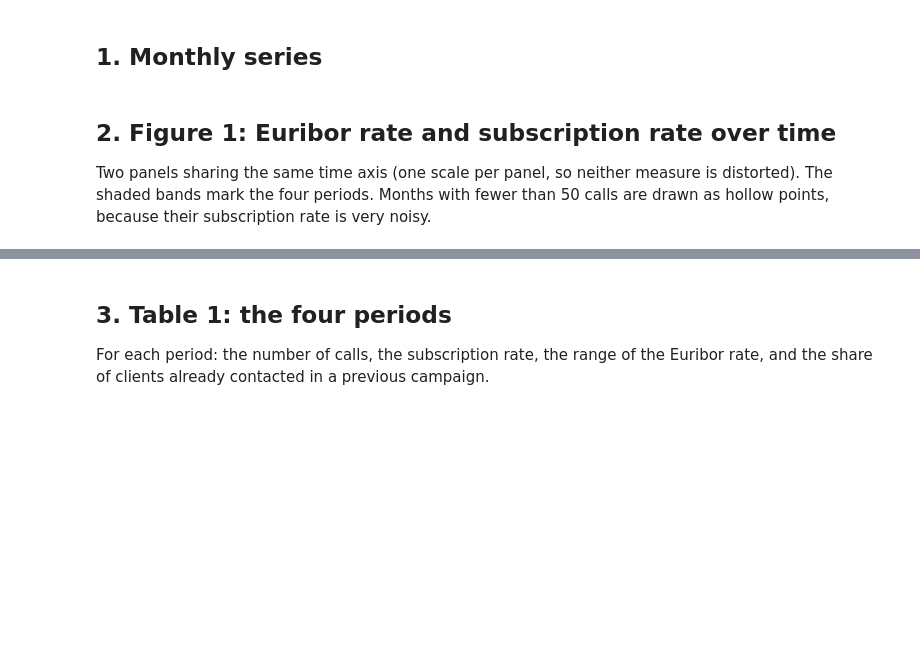
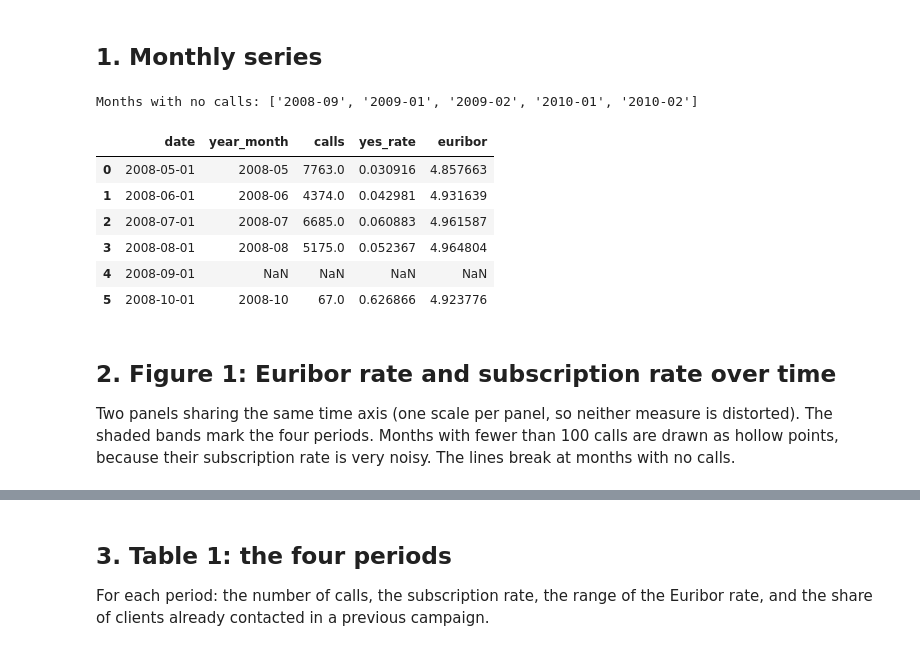
Before and after one commit to rinko789/bank-drift, a Jupyter notebook: notebooks/02_explore_time.ipynb, the cells around one changed output, grey strips where cells are left out. Drawn from its saved outputs; the diff is of its cells as text; code cells hidden in the pictures; blank space fills up the shorter version.

```diff
--- a/notebooks/02_explore_time.ipynb
+++ b/notebooks/02_explore_time.ipynb
@@ -24,15 +24,30 @@ RESULTS_DIR.mkdir(exist_ok=True)
 # %%
 monthly = (df.groupby("year_month")
              .agg(calls=("y", "size"),
                   yes_rate=("y", lambda s: (s == "yes").mean()),
                   euribor=("euribor3m", "mean"))
              .reset_index())
 monthly["date"] = pd.to_datetime(monthly["year_month"])
-monthly.head()
+
+# Add the months with no calls as empty rows, so the lines in Figure 1
+# break at those gaps instead of joining across them.
+all_months = pd.date_range(monthly["date"].min(), monthly["date"].max(), freq="MS")
+monthly = monthly.set_index("date").reindex(all_months).rename_axis("date").reset_index()
+print("Months with no calls:", [d.strftime("%Y-%m") for d in monthly.loc[monthly["calls"].isna(), "date"]])
+monthly.head(6)
+# %% [output]
+Months with no calls: ['2008-09', '2009-01', '2009-02', '2010-01', '2010-02']
+|  | date | year_month | calls | yes_rate | euribor |
+| 0 | 2008-05-01 | 2008-05 | 7763.0 | 0.030916 | 4.857663 |
+| 1 | 2008-06-01 | 2008-06 | 4374.0 | 0.042981 | 4.931639 |
+| 2 | 2008-07-01 | 2008-07 | 6685.0 | 0.060883 | 4.961587 |
+| 3 | 2008-08-01 | 2008-08 | 5175.0 | 0.052367 | 4.964804 |
+| 4 | 2008-09-01 | NaN | NaN | NaN | NaN |
+| 5 | 2008-10-01 | 2008-10 | 67.0 | 0.626866 | 4.923776 |
 # %% [markdown]
 ## 2. Figure 1: Euribor rate and subscription rate over time
 
-Two panels sharing the same time axis (one scale per panel, so neither measure is distorted). The shaded bands mark the four periods. Months with fewer than 50 calls are drawn as hollow points, because their subscription rate is very noisy.
+Two panels sharing the same time axis (one scale per panel, so neither measure is distorted). The shaded bands mark the four periods. Months with fewer than 100 calls are drawn as hollow points, because their subscription rate is very noisy. The lines break at months with no calls.
 # %%
 BLUE = "#2a78d6"
 INK, MUTED = "#0b0b0b", "#52514e"
```
Also changed, not shown: parts of 5 cells of this notebook, 3 other files.
